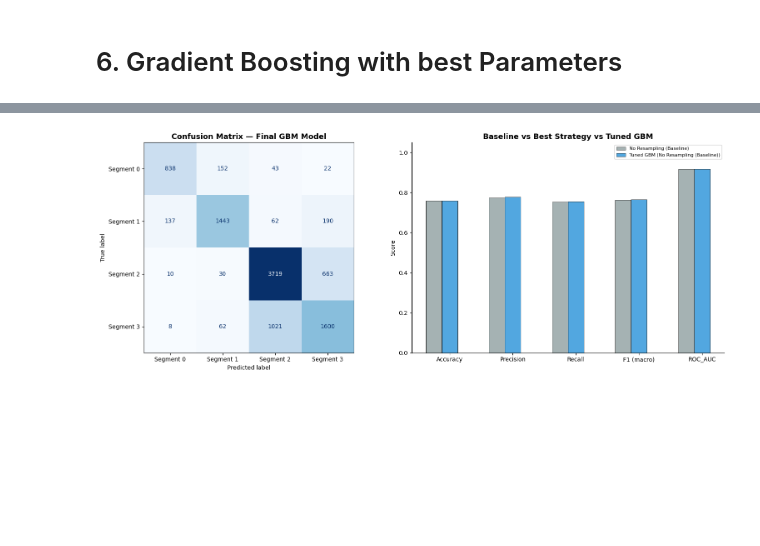
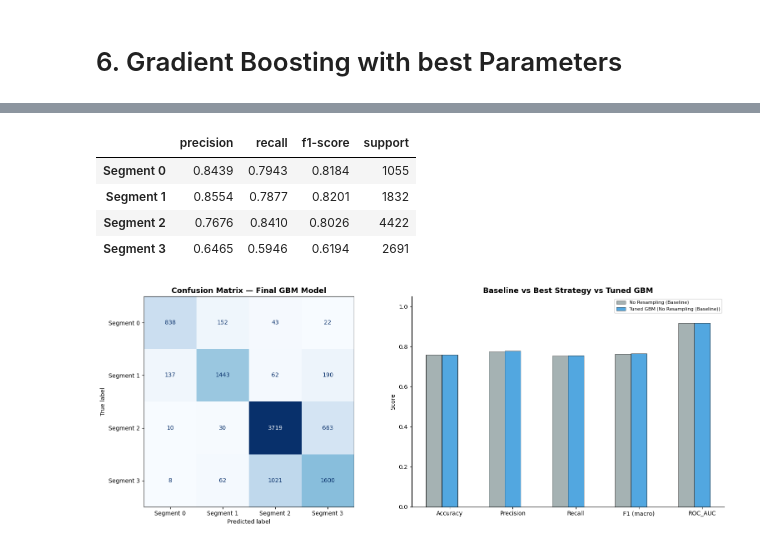
Before and after one commit to AlvarodelaHerran/Adv_ML, a Jupyter notebook: GradientBoosting/GradientBoosting.ipynb, the cells around one changed output, grey strips where cells are left out. Saved outputs shown, nothing was run; the diff lists cells and outputs as text; code cells hidden in the pictures; blank space fills up the shorter version.

```diff
--- a/GradientBoosting/GradientBoosting.ipynb
+++ b/GradientBoosting/GradientBoosting.ipynb
@@ -469,10 +477,21 @@ Pruning rate: 0.0% — MedianPruner saved computation time.
 # %% [markdown]
 # 6. Gradient Boosting with best Parameters
 # %%
+
+
 best_params = study.best_params.copy()
 best_params['random_state'] = RANDOM_STATE
 
-final_clf = GradientBoostingClassifier(**best_params)
+if 'max_iter' in best_params:
+    best_params['n_estimators'] = best_params.pop('max_iter')
+
+for invalid_param in ['l2_regularization', 'max_bins', 'early_stopping', 'scoring']:
+    best_params.pop(invalid_param, None)
+
+final_clf = Pipeline([
+    ('imputer', SimpleImputer(strategy='median')),
+    ('clf', GradientBoostingClassifier(**best_params))
+])
 
 sampler = make_sampler(best_strategy_name)
 if sampler is not None:
@@ -484,7 +503,7 @@ elif best_strategy_name == 'class_weight=balanced':
     final_model.fit(X_train, y_train, sample_weight=sw)
 else:
     final_model = final_clf
-    final_model.fit(X_train, y_train)
+    final_model.fit(X_train, y_train)  # ← faltaba este fit
 
 y_pred_final = final_model.predict(X_test)
 
@@ -498,35 +515,57 @@ Best params: {'max_iter': 286, 'learning_rate': 0.0342575800760399, 'max_depth':
 # %%
-print('=' * 55)
-print('   FINAL MODEL — TEST SET RESULTS')
-print('=' * 55)
-
-# 1. Obtener las probabilidades con el nombre correcto de tu variable: 'final_model'
+from IPython.display import display
+# 1. Cálculo de métricas globales
 y_score = final_model.predict_proba(X_test)
 
-# 2. Calcular las métricas usando las etiquetas que ya tienes (y_pred_final)
 acc  = accuracy_score(y_test, y_pred_final)
 prec = precision_score(y_test, y_pred_final, average='macro', zero_division=0)
 rec  = recall_score(y_test, y_pred_final, average='macro', zero_division=0)
 f1   = f1_score(y_test, y_pred_final, average='macro', zero_division=0)
+roc_auc = roc_auc_score(y_test, y_score, multi_class='ovr', average='macro')
+
+metrics_final = pd.DataFrame([{
+    'Accuracy': acc,
+    'Precision (macro)': prec,
+    'Recall (macro)': rec,
+    'F1 (macro)': f1,
+    'ROC_AUC': roc_auc
+}])
+
+report_dict = classification_report(
+    y_test, y_pred_final,
+    target_names=[class_labels[i] for i in range(4)],
+    output_dict=True,
+    zero_division=0
+)
+report_df = pd.DataFrame(report_dict).transpose()
 
 
-roc_auc = roc_auc_score(y_test, y_score, multi_class='ovr', average='macro')
+styled_metrics = (metrics_final.style
+    .format("{:.4f}")
+    .set_caption("🎯 FINAL MODEL — TEST SET RESULTS")
+    .set_table_styles([
+        {'selector': 'caption', 'props': [('font-size', '18px'), ('font-weight', 'bold'), ('color', '#333'), ('margin-bottom', '10px')]},
+        {'selector': 'th', 'props': [('background-color', '#4CAF50'), ('color', 'white'), ('text-align', 'center'), ('padding', '8px')]},
+        {'selector': 'td', 'props': [('text-align', 'center'), ('font-size', '15px'), ('padding', '8px')]}
+    ])
+    .hide(axis="index")
+)
+
+report_df = report_df.drop(['accuracy', 'macro avg', 'weighted avg'])
+
+styled_report = (report_df.style
+    .format("{:.4f}", subset=['precision', 'recall', 'f1-score'])
+    .format("{:.0f}", subset=['support'])
+    .set_caption("PER-CLASS REPORT")
+    .set_table_styles([
+        {'selector': 'caption', 'props': [('font-size', '18px'), ('font-weight', 'bold'), ('color', '#333'), ('margin-bottom', '10px'), ('margin-top', '20px')]},
+        {'selector': 'th', 'props': [('background-color', '#2C3E50'), ('color', 'white'), ('text-align', 'center'), ('padding', '8px')]},
+        {'selector': 'td', 'props': [('text-align', 'center'), ('padding', '8px')]}
+    ])
+)
 
 
-metrics_final = pd.DataFrame([{
-    'Accuracy': round(acc, 4),
-    'Precision (macro)': round(prec, 4),
-    'Recall (macro)': round(rec, 4),
-    'F1 (macro)': round(f1, 4),
-    'ROC_AUC': round(roc_auc, 4)
-}])
-
-
-
-
-print(metrics_final.to_string(index=False))
-
-print('\n--- Per-Class Report ---')
-print(classification_report(y_test, y_pred_final,
-                             target_names=[class_labels[i] for i in range(4)]))
+# Mostrar las tablas usando el motor de IPython en lugar de print
+display(styled_metrics)
+display(styled_report)
 # %% [output]
@@ -550,3 +576,8 @@ weighted avg       0.76      0.76      0.76     10000
+|  | precision | recall | f1-score | support |
+| Segment 0 | 0.8439 | 0.7943 | 0.8184 | 1055 |
+| Segment 1 | 0.8554 | 0.7877 | 0.8201 | 1832 |
+| Segment 2 | 0.7676 | 0.8410 | 0.8026 | 4422 |
+| Segment 3 | 0.6465 | 0.5946 | 0.6194 | 2691 |
 # %%
 fig, axes = plt.subplots(1, 2, figsize=(16, 6))
 
```
Also changed, not shown: parts of 7 cells of this notebook, 2 other files.
